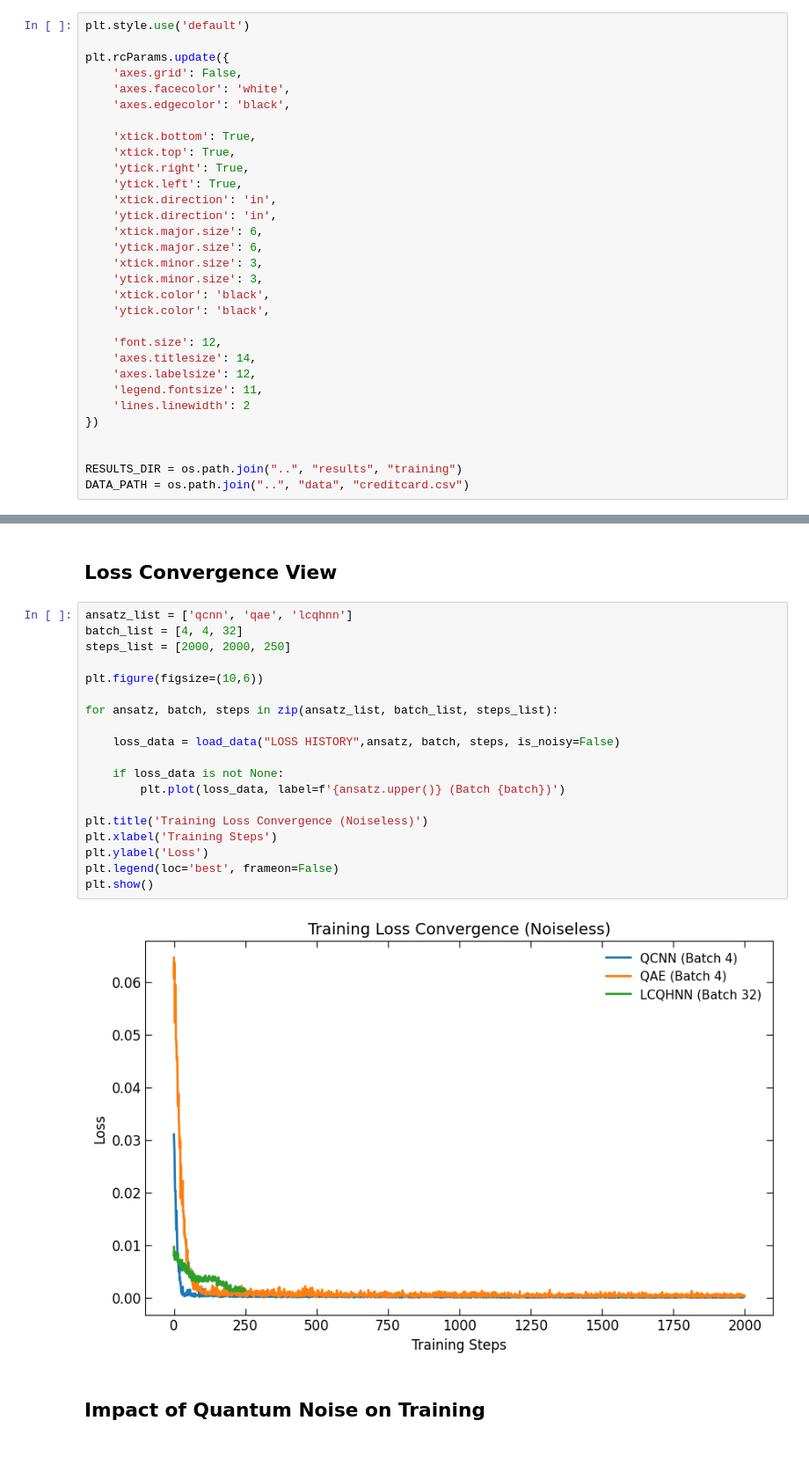
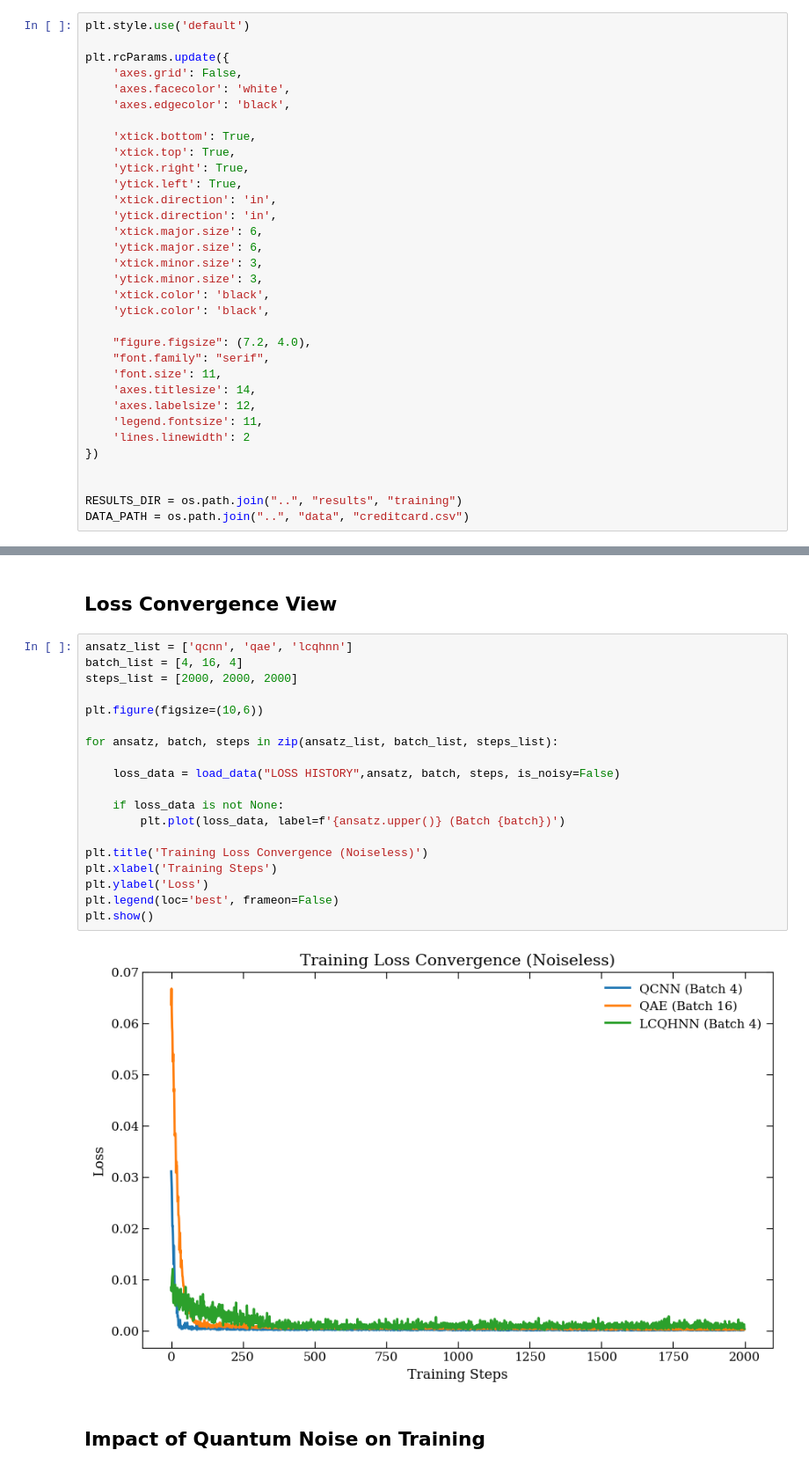
Before and after one commit to quantum-cesar-lab/HE-Quantum-Anomaly-Detection, a Jupyter notebook: notebooks/views.ipynb, the cells around one changed output, grey strips where cells are left out. Shown at 88% size. Saved outputs shown, nothing was run; the diff lists cells and outputs as text.

```diff
--- a/notebooks/views.ipynb
+++ b/notebooks/views.ipynb
@@ -29,7 +29,9 @@ plt.rcParams.update({
     'xtick.color': 'black',
     'ytick.color': 'black',
 
-    'font.size': 12,
+    "figure.figsize": (7.2, 4.0),
+    "font.family": "serif",
+    'font.size': 11,
     'axes.titlesize': 14,
     'axes.labelsize': 12,
     'legend.fontsize': 11,
@@ -106,25 +108,25 @@ def load_data(data_type="LOSS HISTORY", ansatz_name="QCNN", batch_size=4, steps=
 ## Loss Convergence View
 # %%
 ansatz_list = ['qcnn', 'qae', 'lcqhnn']
-batch_list = [4, 4, 32]
-steps_list = [2000, 2000, 250]
+batch_list = [4, 16, 4]
+steps_list = [2000, 2000, 2000]
 
 plt.figure(figsize=(10,6))
 
 for ansatz, batch, steps in zip(ansatz_list, batch_list, steps_list):
 
     loss_data = load_data("LOSS HISTORY",ansatz, batch, steps, is_noisy=False)
 
     if loss_data is not None:
         plt.plot(loss_data, label=f'{ansatz.upper()} (Batch {batch})')
 
 plt.title('Training Loss Convergence (Noiseless)')
 plt.xlabel('Training Steps')
 plt.ylabel('Loss')
 plt.legend(loc='best', frameon=False)
 plt.show()
 # %% [output]
-[figure, old version]
+[figure, new version]
 # %% [markdown]
 ## Impact of Quantum Noise on Training
 # %%
```
Also changed, not shown: parts of 3 cells of this notebook, 4 other files.
